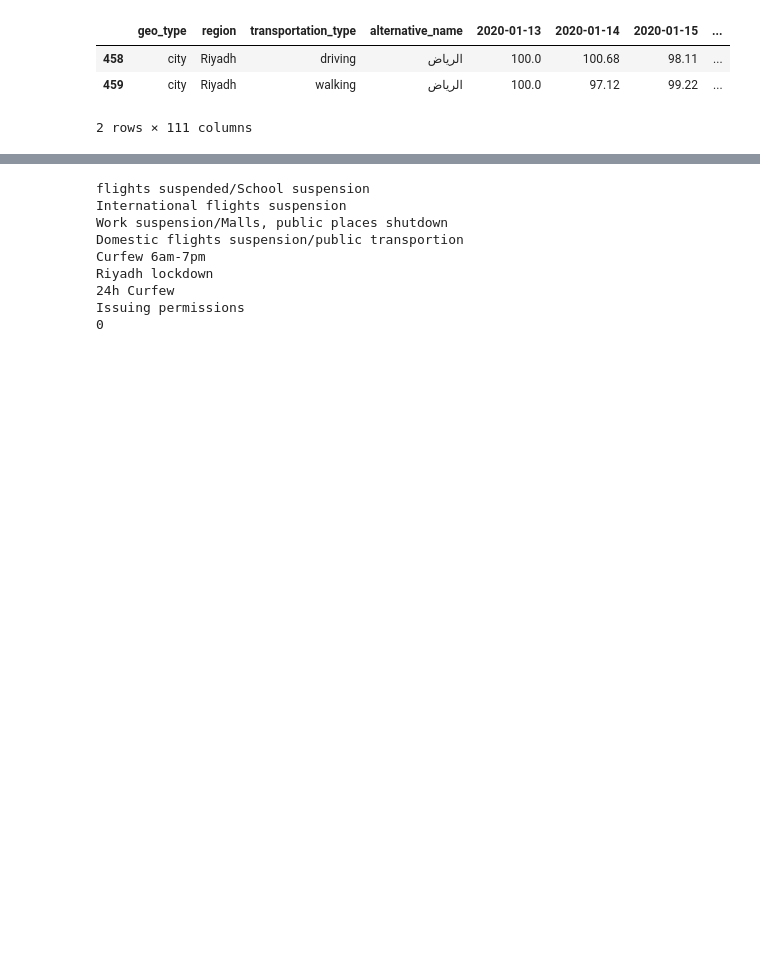
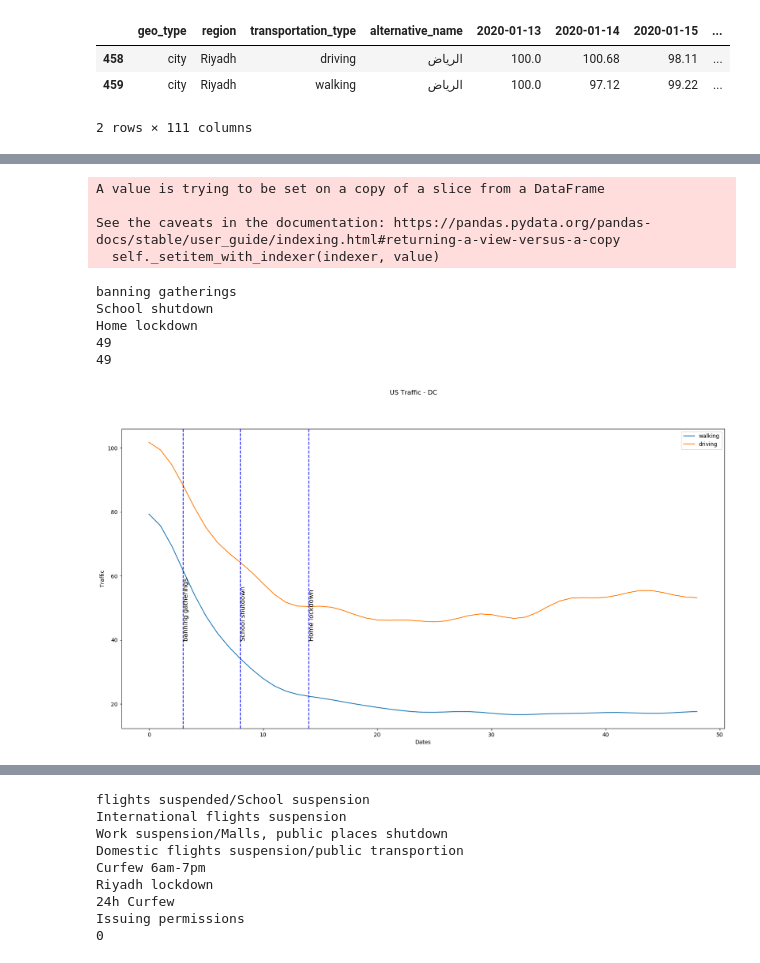
Before and after one commit to athlatif/COVID-19_Paper, a Jupyter notebook: COVID-19 paper.ipynb, the cells around one changed output, grey strips where cells are left out. Saved outputs shown, nothing was run; the diff lists cells and outputs as text; code cells hidden in the pictures; blank space fills up the shorter version.

```diff
--- a/COVID-19 paper.ipynb
+++ b/COVID-19 paper.ipynb
@@ -50,5 +51,7 @@ headers.pop(0)
 headers.pop(0)
 headers.pop(len(headers)-1)
 headers.pop(len(headers)-1)
+for x in range(0,56):
+    headers.pop(0)
 print(headers)
 # %% [output]
@@ -56,3 +92,73 @@ print(headers)
+# %%
+plt.figure(figsize=(20, 10))
+# plt.plot(days, walking, label="walking");
+# plt.plot(days, driving, label="driving");
+ysmoothed = gaussian_filter1d(walkingdc, sigma=2)
+plt.plot(days, ysmoothed, label="walking")
+ysmoothed2 = gaussian_filter1d(drivingdc, sigma=2)
+plt.plot(days, ysmoothed2, label="driving")
+plt.suptitle('US Traffic - DC')
+plt.xlabel("Dates")
+plt.ylabel("Traffic")
+# plt.plot(days, walking, label="walking");
+# plt.plot(days, driving, label="driving");
+# ysmoothed = gaussian_filter1d(np.log10(saudi_cases['Cases']), sigma=2)
+# plt.plot(days, ysmoothed, label="Cases")
+
+column_names = ["Cases", "Days", "Dates"]
+
+events = pd.DataFrame(columns = column_names)
+events['Cases'] = Cases_df
+events['Days'] = Days_df
+events['Dates'] = Date_df
+events['Actions'] = ""
+i = 0
+
+for w in range(0,7):
+    events.Cases.iloc[w] = 1
+
+for w in ActionsDates:
+    for x in range(0,len(list(events['Dates']))):
+        if(events.Dates.iloc[x] == w):
+            events.Actions.iloc[x] = ActionsValues[i]
+
+    print(ActionsValues[i])
+    i = i +1
+print(len(list(evActions)))
+
+
+evDays = events['Days']
+evActions = events['Actions']
+print(len(list(days)))
+
+ActionsDates = ['2020-03-12','2020-03-17','2020-03-23']
+ActionsValues = ['banning gatherings','School shutdown','Home lockdown']
+
+ActionsValues1 = []
+
+
+j=0
+for x in evDays:
+    if evActions[j] != '':
+        plt.axvline(x,color='b',linestyle='dashed')
+        plt.text(x,40,evActions[j],rotation=90,fontsize=12)
+    j = j + 1
+# plt.suptitle('Saudi Arabia Cases')
+# plt.xlabel("Dates")
+# plt.ylabel("Cases")
+plt.legend()
+plt.show()
+# %% [output]
+A value is trying to be set on a copy of a slice from a DataFrame
+
+See the caveats in the documentation: https://pandas.pydata.org/pandas-docs/stable/user_guide/indexing.html#returning-a-view-versus-a-copy
+  self._setitem_with_indexer(indexer, value)
+banning gatherings
+School shutdown
+Home lockdown
+49
+49
+[figure, added]
 # %%
 # plot Riyadh
 import matplotlib
```
Also changed, not shown: parts of 24 cells of this notebook.
